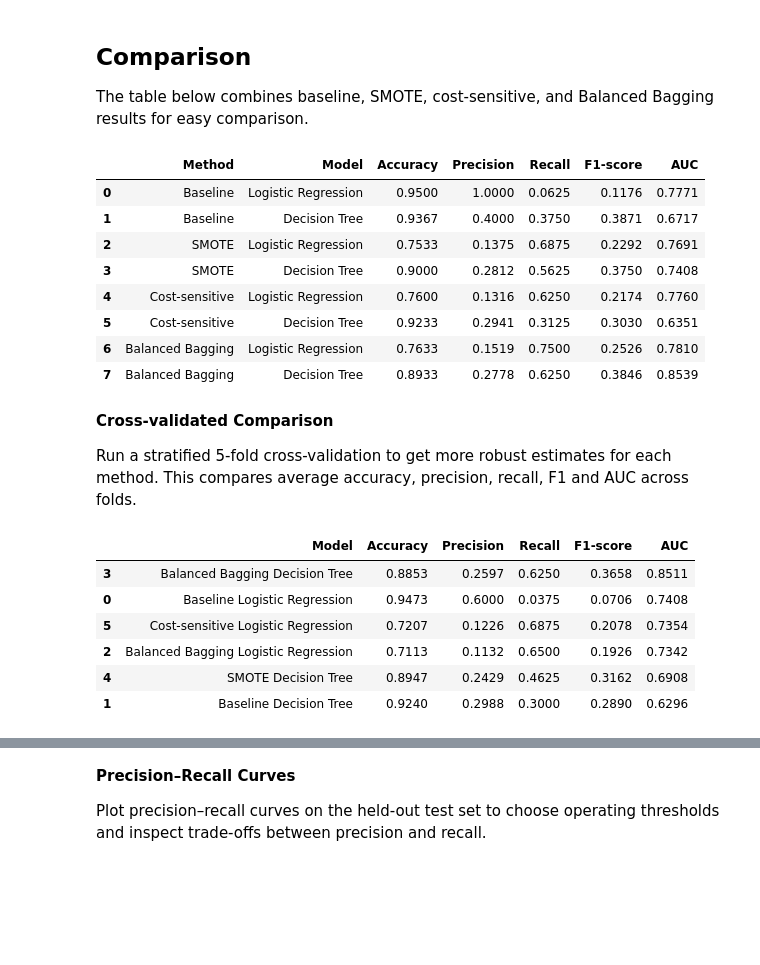
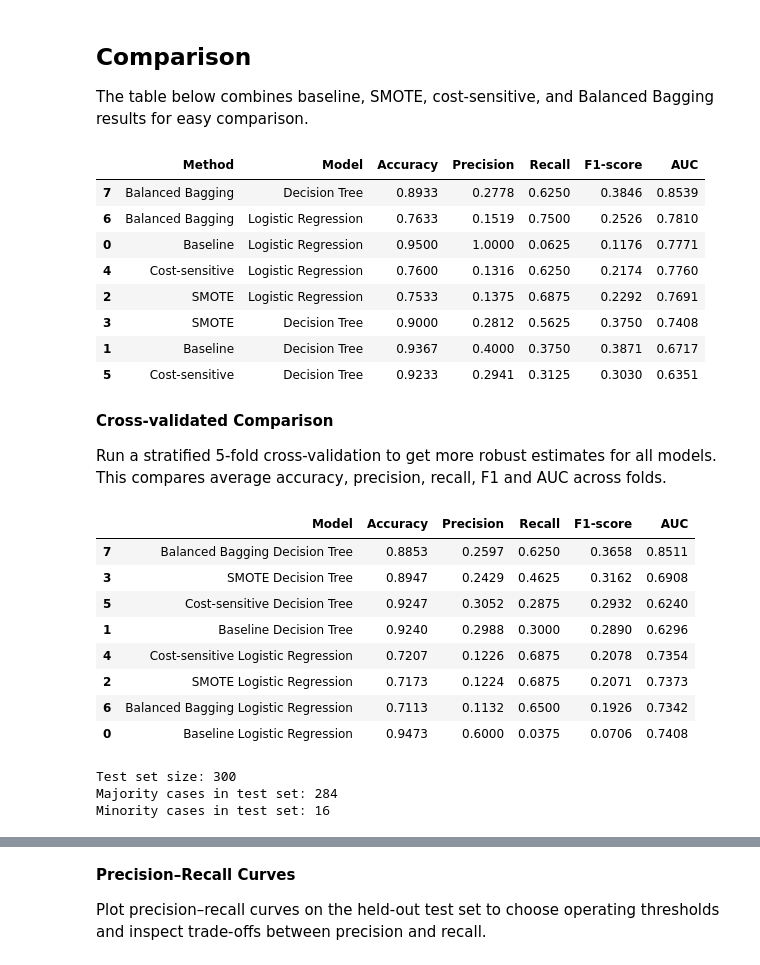
Before and after one commit to muzaffarizamuddin/machine_learning_assg_2, a Jupyter notebook: main.ipynb, the cells around one changed output, grey strips where cells are left out. Drawn from its saved outputs; the diff is of its cells as text; code cells hidden in the pictures; blank space fills up the shorter version.

Commit message:
updated conclusion tables

```diff
--- a/main.ipynb
+++ b/main.ipynb
@@ -919,52 +910,83 @@ from IPython.display import display
 all_comparison = pd.concat([baseline_comparison, smote_metrics, cost_sensitive_metrics, balanced_bagging_metrics], ignore_index=True)
 cols = ['Method', 'Model', 'Accuracy', 'Precision', 'Recall', 'F1-score', 'AUC']
 cols = [c for c in cols if c in all_comparison.columns]
+all_comparison = pd.DataFrame(all_comparison).sort_values(by='AUC', ascending=False)
 display(all_comparison[cols].round(4))
 # %% [output]
 |  | Method | Model | Accuracy | Precision | Recall | F1-score | AUC |
+| 7 | Balanced Bagging | Decision Tree | 0.8933 | 0.2778 | 0.6250 | 0.3846 | 0.8539 |
+| 6 | Balanced Bagging | Logistic Regression | 0.7633 | 0.1519 | 0.7500 | 0.2526 | 0.7810 |
 | 0 | Baseline | Logistic Regression | 0.9500 | 1.0000 | 0.0625 | 0.1176 | 0.7771 |
-| 1 | Baseline | Decision Tree | 0.9367 | 0.4000 | 0.3750 | 0.3871 | 0.6717 |
+| 4 | Cost-sensitive | Logistic Regression | 0.7600 | 0.1316 | 0.6250 | 0.2174 | 0.7760 |
 | 2 | SMOTE | Logistic Regression | 0.7533 | 0.1375 | 0.6875 | 0.2292 | 0.7691 |
 | 3 | SMOTE | Decision Tree | 0.9000 | 0.2812 | 0.5625 | 0.3750 | 0.7408 |
-| 4 | Cost-sensitive | Logistic Regression | 0.7600 | 0.1316 | 0.6250 | 0.2174 | 0.7760 |
+| 1 | Baseline | Decision Tree | 0.9367 | 0.4000 | 0.3750 | 0.3871 | 0.6717 |
 | 5 | Cost-sensitive | Decision Tree | 0.9233 | 0.2941 | 0.3125 | 0.3030 | 0.6351 |
-| 6 | Balanced Bagging | Logistic Regression | 0.7633 | 0.1519 | 0.7500 | 0.2526 | 0.7810 |
-| 7 | Balanced Bagging | Decision Tree | 0.8933 | 0.2778 | 0.6250 | 0.3846 | 0.8539 |
 # %% [markdown]
 **Cross-validated Comparison**
 
-Run a stratified 5-fold cross-validation to get more robust estimates for each method. This compares average accuracy, precision, recall, F1 and AUC across folds.
+Run a stratified 5-fold cross-validation to get more robust estimates for all models. This compares average accuracy, precision, recall, F1 and AUC across folds.
 # %%
-# Cross-validated comparison (5-fold stratified) for selected models
+# Cross-validated comparison (5-fold stratified) for all models
 from sklearn.model_selection import StratifiedKFold, cross_validate
 scoring = ['accuracy','precision','recall','f1','roc_auc']
 cv = StratifiedKFold(n_splits=5, shuffle=True, random_state=RANDOM_STATE)
 models_for_cv = {
     'Baseline Logistic Regression': baseline_models['Logistic Regression'],
     'Baseline Decision Tree': baseline_models['Decision Tree'],
+    'SMOTE Logistic Regression': smote_models['Logistic Regression'],
+    'SMOTE Decision Tree': smote_models['Decision Tree'],
+    'Cost-sensitive Logistic Regression': cost_sensitive_models['Logistic Regression'],
+    'Cost-sensitive Decision Tree': cost_sensitive_models['Decision Tree'],
     'Balanced Bagging Logistic Regression': balanced_bagging_models['Logistic Regression'],
     'Balanced Bagging Decision Tree': balanced_bagging_models['Decision Tree'],
-    'SMOTE Decision Tree': smote_models['Decision Tree'],
-    'Cost-sensitive Logistic Regression': cost_sensitive_models['Logistic Regression'],
 }
 cv_results = []
 for name, model in models_for_cv.items():
     scores = cross_validate(model, X, y, cv=cv, scoring=scoring, n_jobs=1, return_train_score=False)
     cv_results.append({
         'Model': name,
         'Accuracy': scores['test_accuracy'].mean(),
         'Precision': scores['test_precision'].mean(),
         'Recall': scores['test_recall'].mean(),
         'F1-score': scores['test_f1'].mean(),
         'AUC': scores['test_roc_auc'].mean(),
     })
-cv_results_df = pd.DataFrame(cv_results).sort_values(by='AUC', ascending=False)
+cv_results_df = pd.DataFrame(cv_results).sort_values(by='F1-score', ascending=False)
 display(cv_results_df.round(4))
+
+test_minority_count = int((y_test == 1).sum())
+test_majority_count = int((y_test == 0).sum())
+
+print(f'Test set size: {len(y_test)}')
+print(f'Majority cases in test set: {test_majority_count}')
+print(f'Minority cases in test set: {test_minority_count}')
+
+test_detection_results = []
+for result in baseline_results + smote_results + cost_sensitive_results + balanced_bagging_results:
+    tn, fp, fn, tp = result['Confusion Matrix'].ravel()
+    method = result.get('Method', 'Baseline')
+    test_detection_results.append({
+        'Method': method,
+        'Model': result['Model'],
+        'Recall': result['Recall'],
+        'Minority detected (TP)': tp,
+        'Minority left out (FN)': fn,
+        'Check: recall x minority count': round(result['Recall'] * test_minority_count),
+    })
+
+test_detection_df = pd.DataFrame(test_detection_results).sort_values(by='Recall', ascending=False)
+display(test_detection_df.round(4))
 # %% [output]
 |  | Model | Accuracy | Precision | Recall | F1-score | AUC |
-| 3 | Balanced Bagging Decision Tree | 0.8853 | 0.2597 | 0.6250 | 0.3658 | 0.8511 |
+| 7 | Balanced Bagging Decision Tree | 0.8853 | 0.2597 | 0.6250 | 0.3658 | 0.8511 |
+| 3 | SMOTE Decision Tree | 0.8947 | 0.2429 | 0.4625 | 0.3162 | 0.6908 |
+| 5 | Cost-sensitive Decision Tree | 0.9247 | 0.3052 | 0.2875 | 0.2932 | 0.6240 |
+| 1 | Baseline Decision Tree | 0.9240 | 0.2988 | 0.3000 | 0.2890 | 0.6296 |
+| 4 | Cost-sensitive Logistic Regression | 0.7207 | 0.1226 | 0.6875 | 0.2078 | 0.7354 |
+| 2 | SMOTE Logistic Regression | 0.7173 | 0.1224 | 0.6875 | 0.2071 | 0.7373 |
+| 6 | Balanced Bagging Logistic Regression | 0.7113 | 0.1132 | 0.6500 | 0.1926 | 0.7342 |
 | 0 | Baseline Logistic Regression | 0.9473 | 0.6000 | 0.0375 | 0.0706 | 0.7408 |
-| 5 | Cost-sensitive Logistic Regression | 0.7207 | 0.1226 | 0.6875 | 0.2078 | 0.7354 |
-| 2 | Balanced Bagging Logistic Regression | 0.7113 | 0.1132 | 0.6500 | 0.1926 | 0.7342 |
-| 4 | SMOTE Decision Tree | 0.8947 | 0.2429 | 0.4625 | 0.3162 | 0.6908 |
-| 1 | Baseline Decision Tree | 0.9240 | 0.2988 | 0.3000 | 0.2890 | 0.6296 |
+Test set size: 300
+Majority cases in test set: 284
+Minority cases in test set: 16
```
Also changed, not shown: parts of 5 cells of this notebook.
